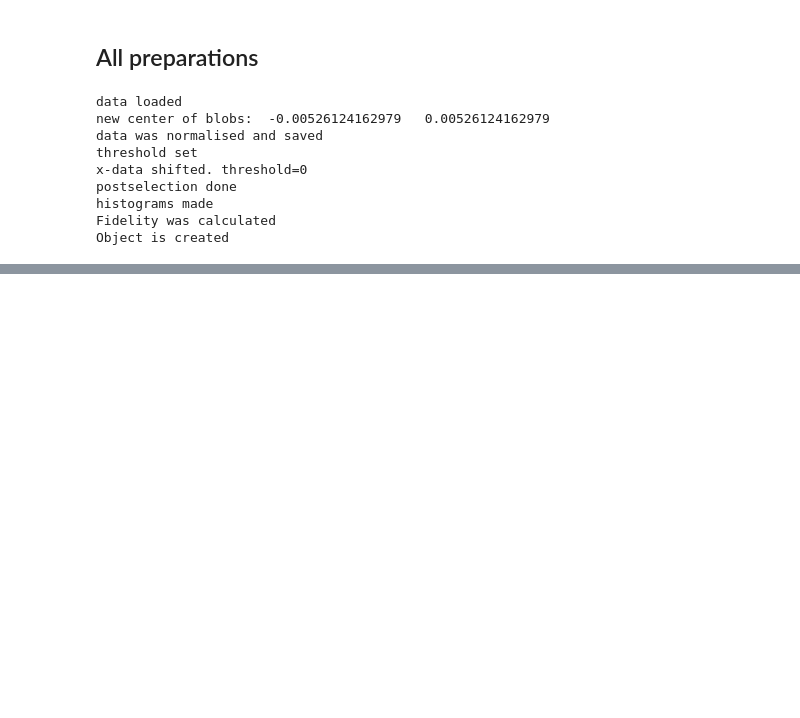
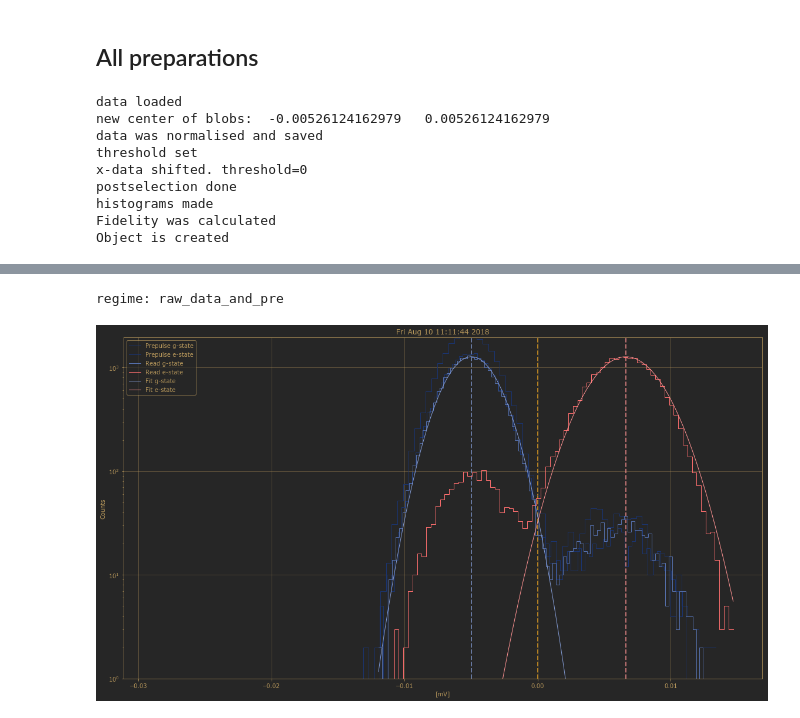
Before and after one commit to qc-coder/SingleShotReadout, a Jupyter notebook: Best_fidelity_from_article.ipynb, the cells around one changed output, grey strips where cells are left out. Saved outputs shown, nothing was run; the diff lists cells and outputs as text; code cells hidden in the pictures; blank space fills up the shorter version.

```diff
--- a/Best_fidelity_from_article.ipynb
+++ b/Best_fidelity_from_article.ipynb
@@ -45 +47,6 @@ regime: raw_data
+# %%
+p =ssr.plot_hists(figsize=[16,9], regime='raw_data_and_pre', save=True, fname='best_Remy_180810_111144_h')
+# %% [output]
+regime: raw_data_and_pre
+[figure, added]
 # %%
```
Also changed, not shown: parts of 14 cells of this notebook, 2 other files.
